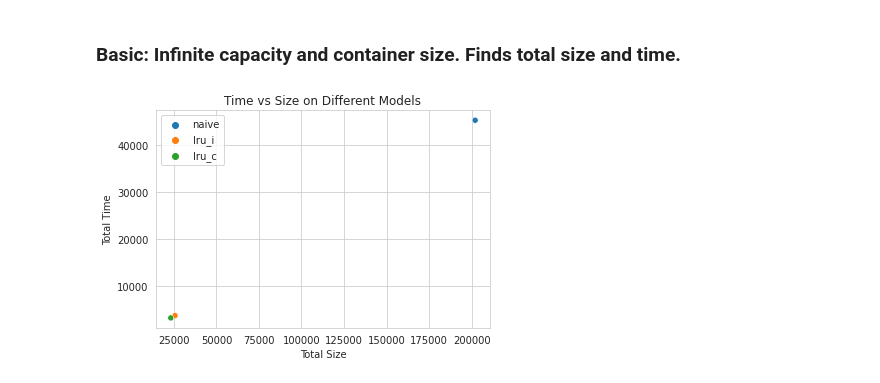
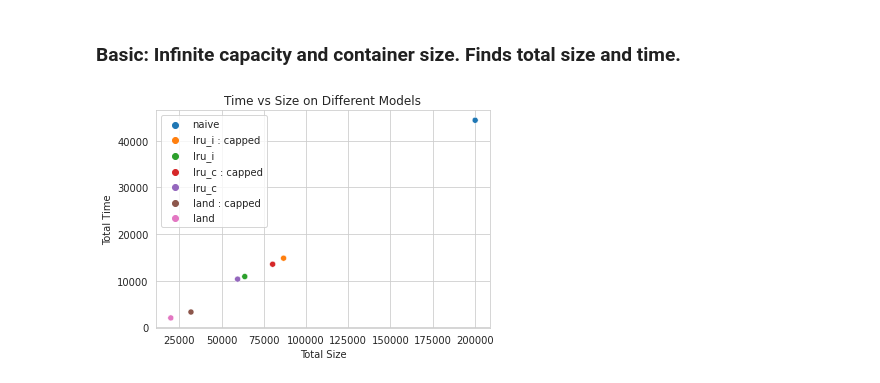
Before and after one commit to kevingao26/Binder-Logs, a Jupyter notebook: 6. The Models/Model Workspace.ipynb, the cells around one changed output. Drawn from its saved outputs; the diff is of its cells as text; code cells hidden in the pictures.

```diff
--- a/6. The Models/Model Workspace.ipynb
+++ b/6. The Models/Model Workspace.ipynb
@@ -330,7 +350,7 @@ Convert launches_db's timestamps from string to a unix int to match the version
 # %%
 def str2date2unix(s):
     dt = maya.parse(s).datetime()
-    return dt.replace(tzinfo=timezone.utc).timestamp()
+    return dt.replace(tzinfo=timezone.utc).timestamp() * 1000
 # %% [markdown]
 Note: a lot of launches won't be used - specs only has 34400 unique refs
 # %%
@@ -843,21 +895,27 @@ RESULT_cc_sizes_basic_scatterplot(False, True)
 # %%
 def RESULT_size_time_scatterplot():
 
     sizes, times, names = [], [], []
 
-    for i in ["naive", "lru_i", "lru_c"]:
+    for i in ["naive", "lru_i", "lru_c", "land"]:
+        if i != "naive":
+            temp = MODEL_nl(i, "timeit", [400, -1, 20])
+            sizes.append(temp[4])
+            times.append(temp[5])
+            names.append(i + " : capped")
+
         temp = MODEL_nl(i, "timeit", [-1, -1, -1])
         sizes.append(temp[4])
         times.append(temp[5])
         names.append(i)
 
     sns.scatterplot(x=sizes, y=times, hue=names)
     plt.xlabel("Total Size")
     plt.ylabel("Total Time")
     plt.title("Time vs Size on Different Models")
     return
 
 
 RESULT_size_time_scatterplot()
 # %% [output]
-[figure, old version]
+[figure, new version]
```
Also changed, not shown: parts of 23 cells of this notebook, 4 other files.
